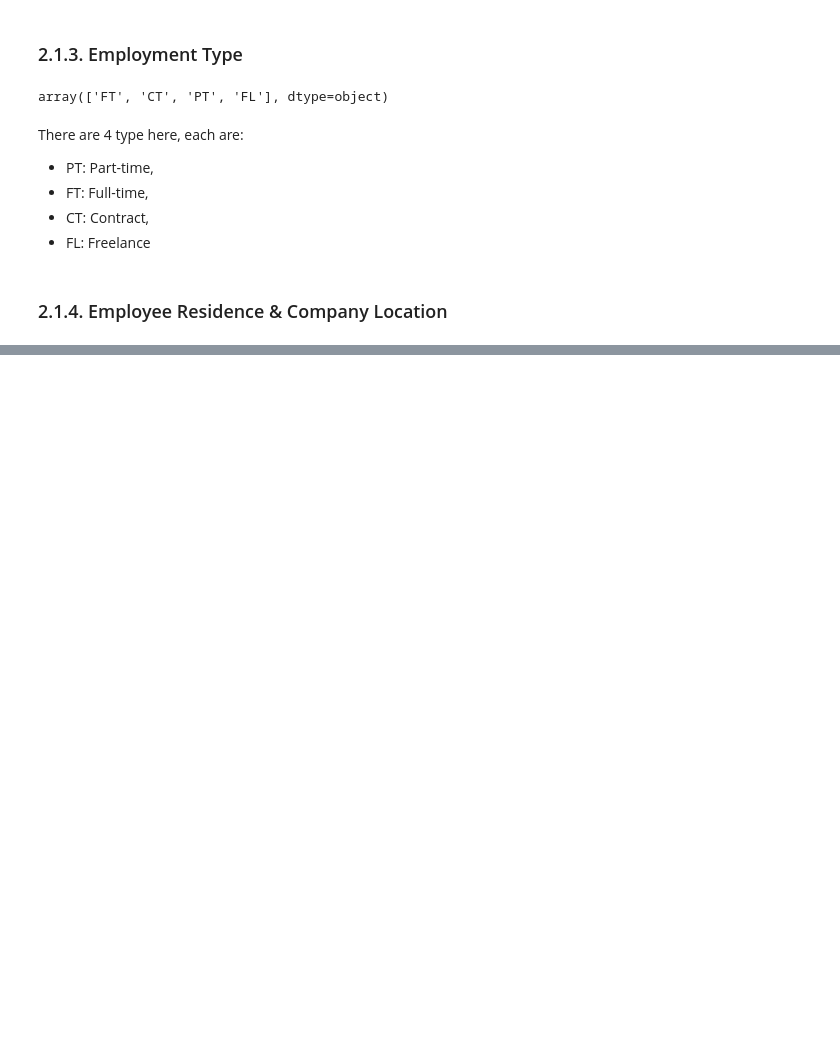
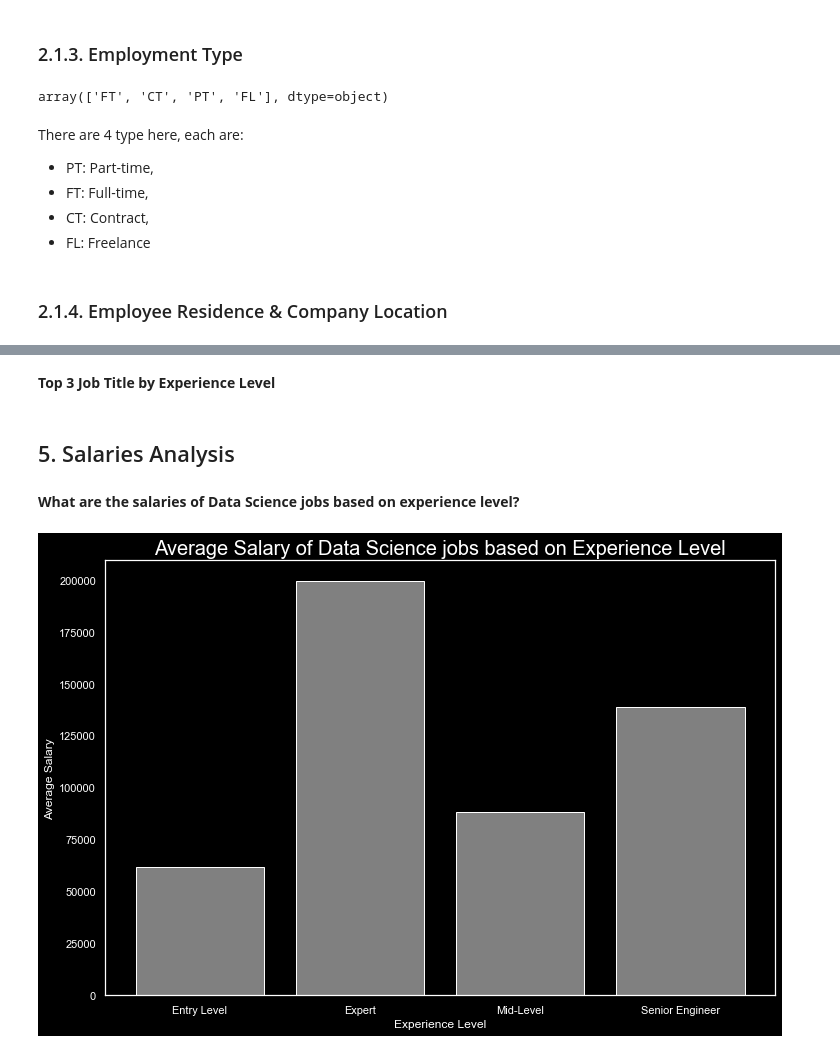
Before and after one commit to Rosiee0312/EDA_DataSciencejob_Salaries, a Jupyter notebook: Data_science_jobs.ipynb, the cells around one changed output, grey strips where cells are left out. Drawn from its saved outputs; the diff is of its cells as text; code cells hidden in the pictures; blank space fills up the shorter version.

```diff
--- a/Data_science_jobs.ipynb
+++ b/Data_science_jobs.ipynb
@@ -162,3 +160,9 @@ fig.update_layout(
 fig.show()
 # %% [markdown]
 ### 2.1.4. Employee Residence & Company Location
+# %%
+import country_converter as coco
+converted_country = coco.convert(names=df['employee_residence'], to="ISO3")
+df['employee_residence']=converted_country
+
+top10_employee_location= df['employee_residence'].value_counts()[:10]
@@ -164,0 +356,2 @@ fig.show()
+# %% [markdown]
+__Top 3 Job Title by Experience Level__
@@ -164,0 +374,17 @@ fig.show()
+# %% [markdown]
+## 5. Salaries Analysis
+# %% [markdown]
+__What are the salaries of Data Science jobs based on experience level?__
+# %%
+avg_sal_per_exp=df.groupby('experience_level')['salary_in_usd'].mean()
+
+plt.figure(figsize=(12,8))
+plt.bar(avg_sal_per_exp.index, avg_sal_per_exp.values,color='gray')
+xticks = ['Entry Level', 'Expert', 'Mid-Level', 'Senior Engineer']
+xticks_loc = range(len(xticks))
+plt.xticks(xticks_loc, xticks)
+plt.ylabel('Average Salary')
+plt.xlabel('Experience Level')
+plt.title('Average Salary of Data Science jobs based on Experience Level', size=20);
+# %% [output]
+[figure, added]
```
Also changed, not shown: parts of 27 cells of this notebook.
